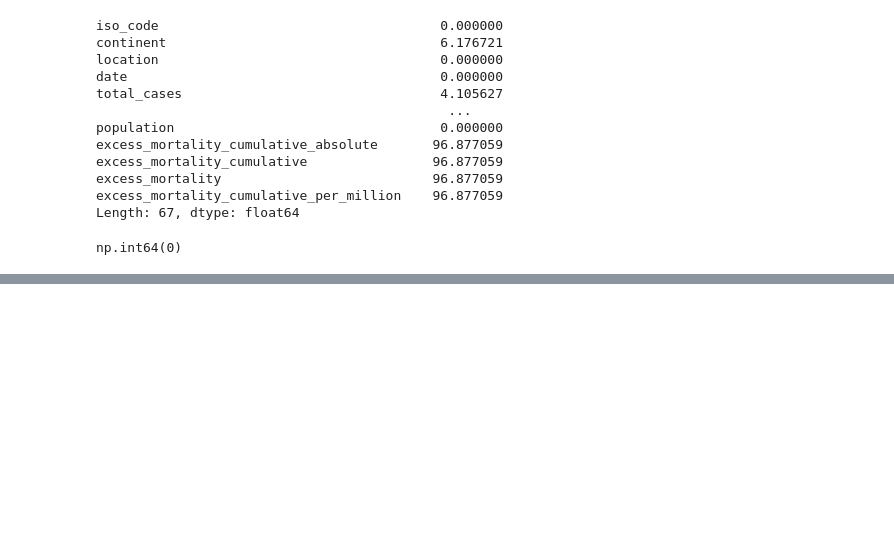
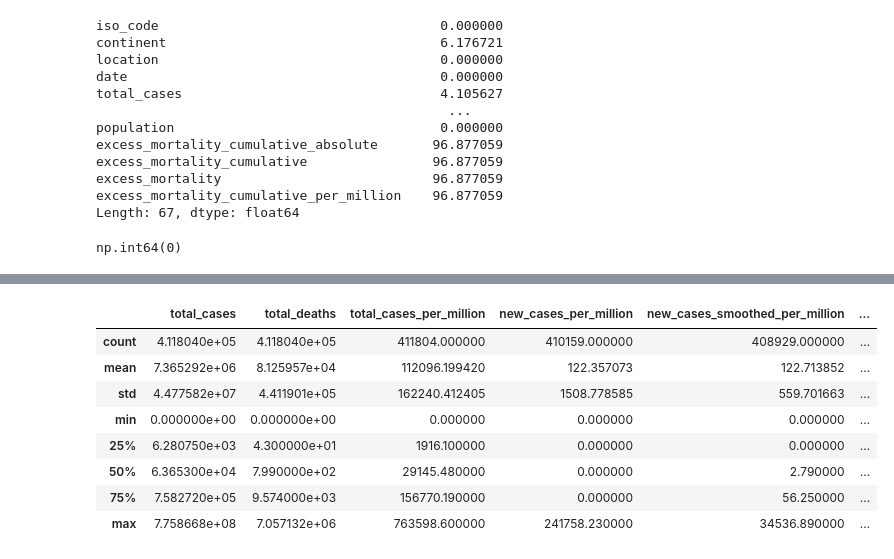
Before and after one commit to PleromaRay/COVID-19-OWID-Exploratory-Data-Analysis, a Jupyter notebook: exploratory_analysis.ipynb, the cells around one changed output, grey strips where cells are left out. Cells and saved outputs as stored; diff of their text form; code cells hidden in the pictures; blank space fills up the shorter version.

```diff
--- a/exploratory_analysis.ipynb
+++ b/exploratory_analysis.ipynb
@@ -139,0 +179,6 @@ fig.write_html("covid_continent_map.html")
+# %%
+#Drop columns with high percentage of missing values
+drop_cols = ['total_tests','new_tests','new_tests_smoothed','total_tests_per_thousand','new_tests_per_thousand','new_tests_smoothed_per_thousand','tests_units']
+df[drop_cols].head()
+
+df.drop(columns=drop_cols, inplace=True)
@@ -139,0 +296,12 @@ fig.write_html("covid_continent_map.html")
+# %%
+df.describe()
+# %% [output]
+|  | total_cases | total_deaths | total_cases_per_million | new_cases_per_million | new_cases_smoothed_per_million | ... |
+| count | 4.118040e+05 | 4.118040e+05 | 411804.000000 | 410159.000000 | 408929.000000 | ... |
+| mean | 7.365292e+06 | 8.125957e+04 | 112096.199420 | 122.357073 | 122.713852 | ... |
+| std | 4.477582e+07 | 4.411901e+05 | 162240.412405 | 1508.778585 | 559.701663 | ... |
+| min | 0.000000e+00 | 0.000000e+00 | 0.000000 | 0.000000 | 0.000000 | ... |
+| 25% | 6.280750e+03 | 4.300000e+01 | 1916.100000 | 0.000000 | 0.000000 | ... |
+| 50% | 6.365300e+04 | 7.990000e+02 | 29145.480000 | 0.000000 | 2.790000 | ... |
+| 75% | 7.582720e+05 | 9.574000e+03 | 156770.190000 | 0.000000 | 56.250000 | ... |
+| max | 7.758668e+08 | 7.057132e+06 | 763598.600000 | 241758.230000 | 34536.890000 | ... |
```
Also changed, not shown: parts of 21 cells of this notebook, 4 other files.
